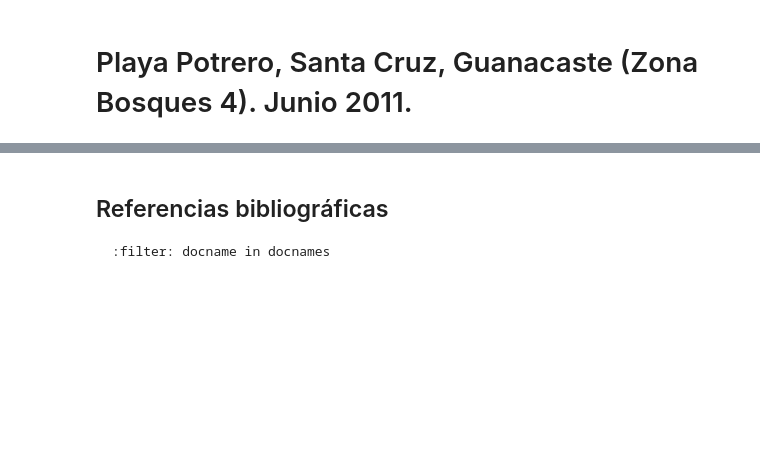
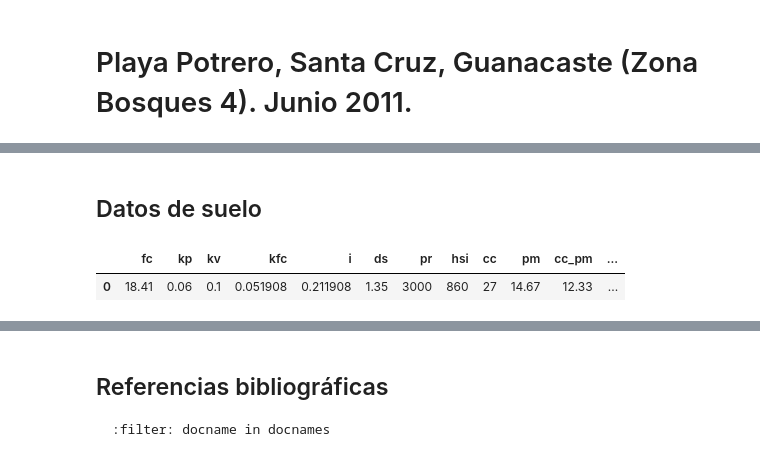
Before and after one commit to balancehidrico/balancehidrico.github.io, a Jupyter notebook: _build/jupyter_execute/modelos/playapotrero-201106-schosinsky/playapotrero-201106-schosinsky.ipynb, the cells around one changed output, grey strips where cells are left out. Drawn from its saved outputs; the diff is of its cells as text; code cells hidden in the pictures; blank space fills up the shorter version.

```diff
--- a/_build/jupyter_execute/modelos/playapotrero-201106-schosinsky/playapotrero-201106-schosinsky.ipynb
+++ b/_build/jupyter_execute/modelos/playapotrero-201106-schosinsky/playapotrero-201106-schosinsky.ipynb
@@ -32,0 +44,33 @@ Gunther Schosinsky {cite}`schosinsky_calculo_2006`
+# %% [markdown]
+## Datos de suelo
+# %%
+# Cálculos de textura
+
+def kfc(row):
+    if (row['fc'] < 16):
+        return 0.0148*row['fc']/16
+    else:
+        if (row['fc'] > 1568):
+            return 1
+        else:
+            return 0.267 * math.log(row['fc']) - 0.000154 * (row['fc']) - 0.723
+
+def i(row):
+    if (row['kp'] + row['kv'] + row['kfc'] > 1):
+        return 1
+    else:
+        return row['kp'] + row['kv'] + row['kfc']
+
+def cc_pm(row):
+    return row['cc'] - row['pm']
+# %%
+textura = pd.read_csv("datos/textura.csv")
+
+textura['kfc'] = textura.apply (lambda row: kfc(row), axis=1)
+textura['i'] = textura.apply (lambda row: i(row), axis=1)
+textura['cc_pm'] = textura.apply (lambda row: cc_pm(row), axis=1)
+
+textura
+# %% [output]
+|  | fc | kp | kv | kfc | i | ds | pr | hsi | cc | pm | cc_pm | ... |
+| 0 | 18.41 | 0.06 | 0.1 | 0.051908 | 0.211908 | 1.35 | 3000 | 860 | 27 | 14.67 | 12.33 | ... |
```
Also changed, not shown: parts of 15 cells of this notebook, 10 other files.
